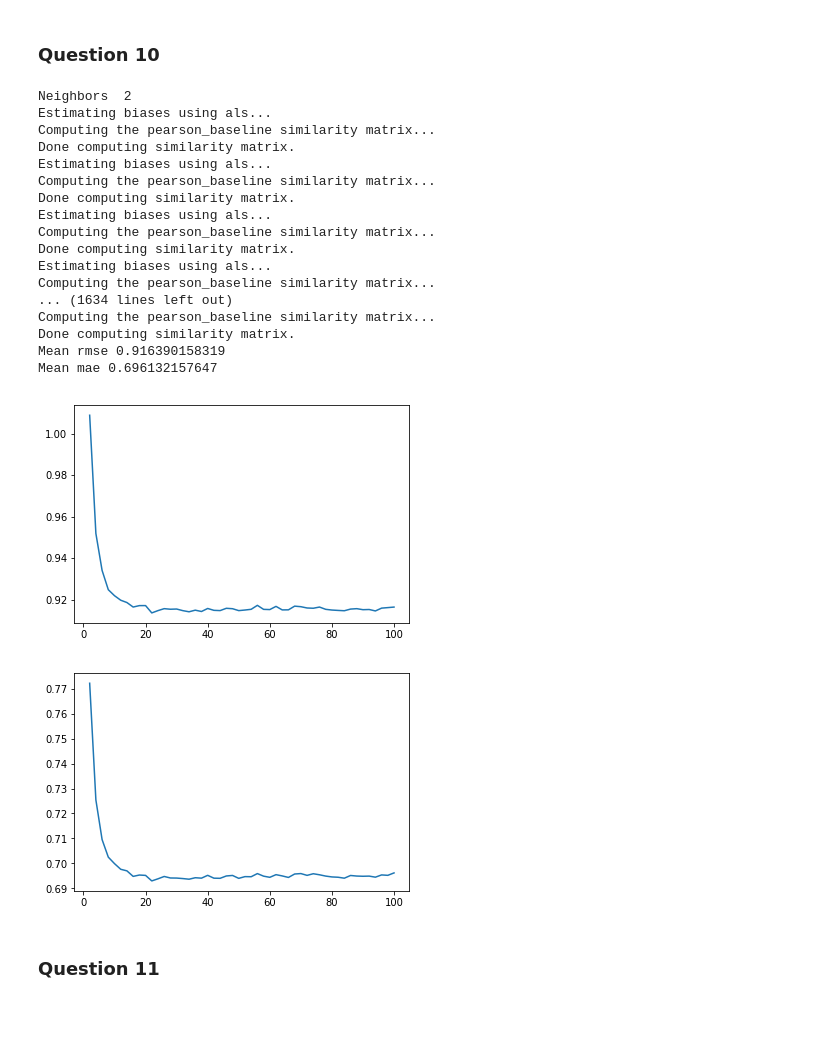
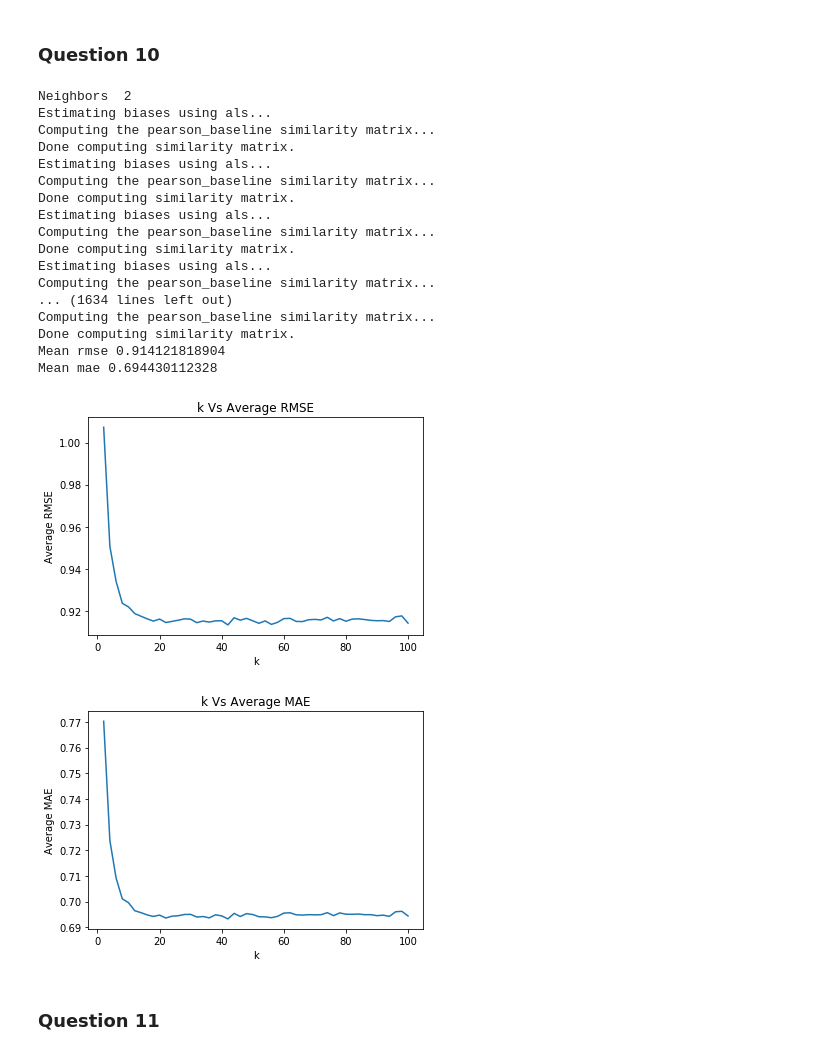
Before and after one commit to satyatumati/Collaborative-Filtering, a Jupyter notebook: Project 3_v3.ipynb, the cells around one changed output. Cells and saved outputs as stored; diff of their text form; code cells hidden in the pictures; blank space fills up the shorter version.

Commit message:
added 23, random states,rmse mae labels

```diff
--- a/Project 3_v3.ipynb
+++ b/Project 3_v3.ipynb
@@ -134,14 +134,22 @@ def do_kFold(data_, range_,trimm,movie_ratings_dict,splits=10, id_var_dict=None)
         print('Mean mae',sum(mae_list)/len(mae_list))
     return rmse_d, mae_d
 # %%
-def rmse_mae_plot(rmse_d,mae_d):
+def rmse_mae_plot(rmse_d,mae_d,xl):
     plt.plot(list(rmse_d.keys()),list(rmse_d.values()))
+    plt.xlabel(xl)
+    plt.ylabel('Average RMSE')
+    plt.title(xl+ ' Vs Average RMSE')
     plt.show()
+
     plt.plot(list(mae_d.keys()),list(mae_d.values()))
+    plt.xlabel(xl)
+    plt.ylabel('Average MAE')
+    plt.title(xl+' Vs Average MAE')
     plt.show()
 # %% [markdown]
 ### Question 10
 # %%
+reader = Reader(rating_scale=(1, 5))
 total_data = Dataset.load_from_df(dataset[['userId','movieId','rating']], reader)
 r_d,m_d = do_kFold(total_data, range(2,101,2),'notrim',movie_ratings_dict)#TODO use 2 instead of 8. 8 is used to compute faster
 # %% [output]
@@ -160,13 +168,13 @@ Computing the pearson_baseline similarity matrix...
 ... (1634 lines left out)
 Computing the pearson_baseline similarity matrix...
 Done computing similarity matrix.
-Mean rmse 0.916390158319
-Mean mae 0.696132157647
+Mean rmse 0.914121818904
+Mean mae 0.694430112328
 # %%
-rmse_mae_plot(r_d,m_d)
+rmse_mae_plot(r_d,m_d,'k')
 # %% [output]
-[figure, old version]
+[figure, new version]
-[figure, old version]
+[figure, new version]
 # %% [markdown]
 ### Question 11
 # %% [markdown]
```
Also changed, not shown: parts of 63 cells of this notebook, 1 other file.
